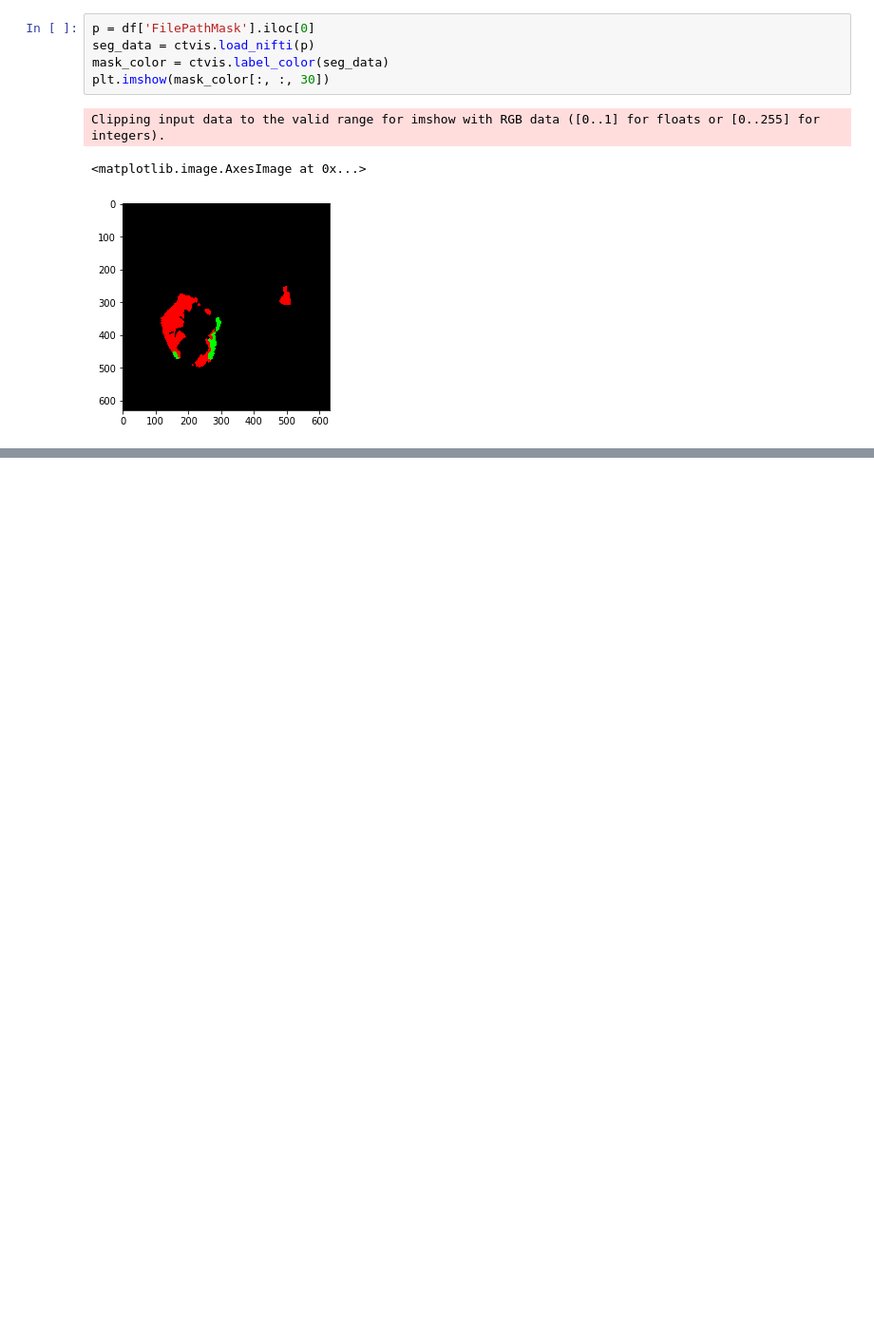
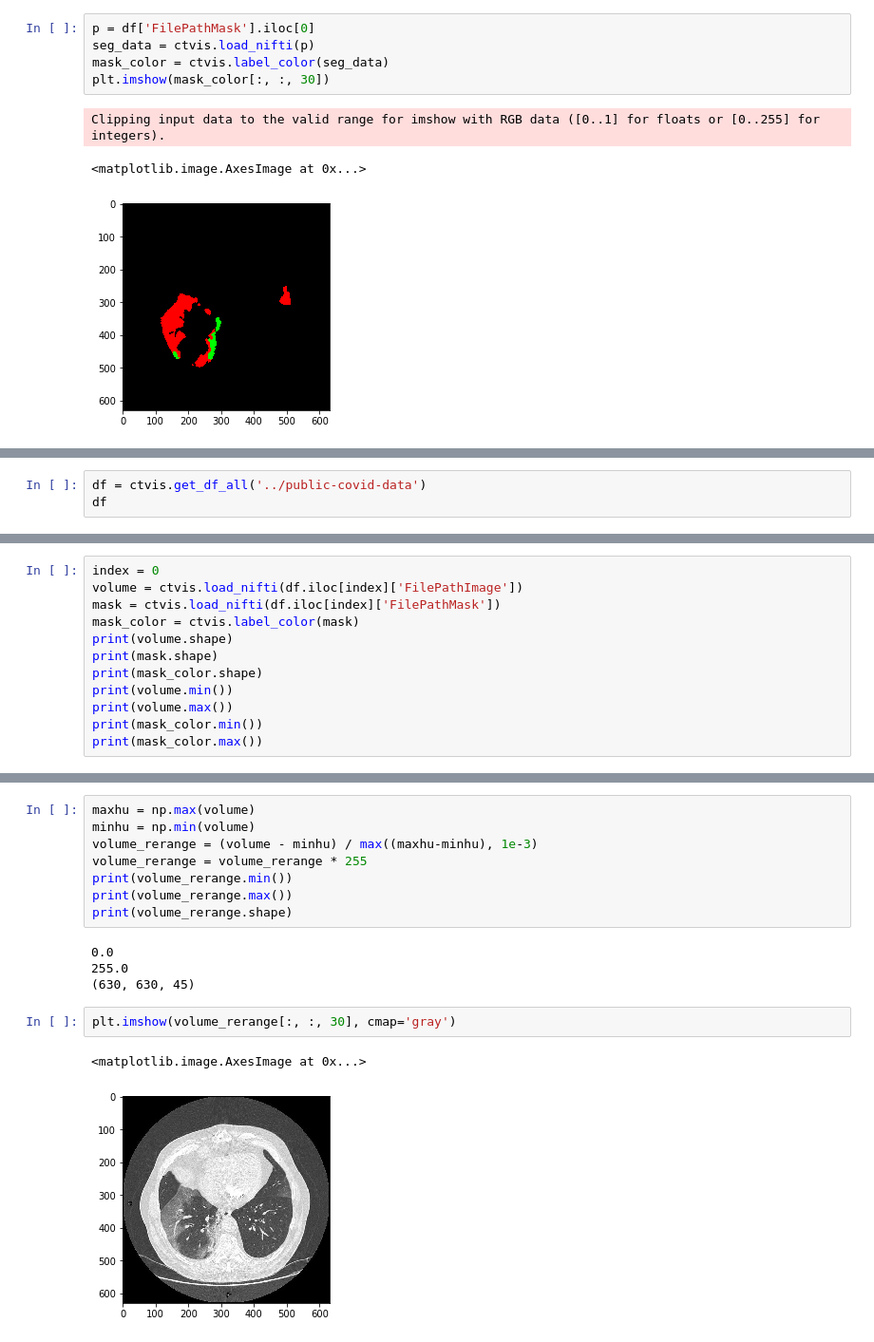
Before and after one commit to MoTo-LaBo/Python-data-science, a Jupyter notebook: CT visualization/ct_devlopment.ipynb, the cells around one changed output, grey strips where cells are left out. Shown at 95% size. Cells and saved outputs as stored; diff of their text form; blank space fills up the shorter version.

Commit message:
HU to gray add

```diff
--- a/CT visualization/ct_devlopment.ipynb
+++ b/CT visualization/ct_devlopment.ipynb
@@ -524,0 +527,3 @@ Clipping input data to the valid range for imshow with RGB data ([0..1] for floa
+# %%
+df = ctvis.get_df_all('../public-covid-data')
+df
@@ -524,0 +541,12 @@ Clipping input data to the valid range for imshow with RGB data ([0..1] for floa
+# %%
+index = 0
+volume = ctvis.load_nifti(df.iloc[index]['FilePathImage'])
+mask = ctvis.load_nifti(df.iloc[index]['FilePathMask'])
+mask_color = ctvis.label_color(mask)
+print(volume.shape)
+print(mask.shape)
+print(mask_color.shape)
+print(volume.min())
+print(volume.max())
+print(mask_color.min())
+print(mask_color.max())
@@ -524,0 +629,17 @@ Clipping input data to the valid range for imshow with RGB data ([0..1] for floa
+# %%
+maxhu = np.max(volume)
+minhu = np.min(volume)
+volume_rerange = (volume - minhu) / max((maxhu-minhu), 1e-3)
+volume_rerange = volume_rerange * 255
+print(volume_rerange.min())
+print(volume_rerange.max())
+print(volume_rerange.shape)
+# %% [output]
+0.0
+255.0
+(630, 630, 45)
+# %%
+plt.imshow(volume_rerange[:, :, 30], cmap='gray')
+# %% [output]
+<matplotlib.image.AxesImage at 0x...>
+[figure, added]
```
Also changed, not shown: parts of 23 cells of this notebook, 3 other files.
